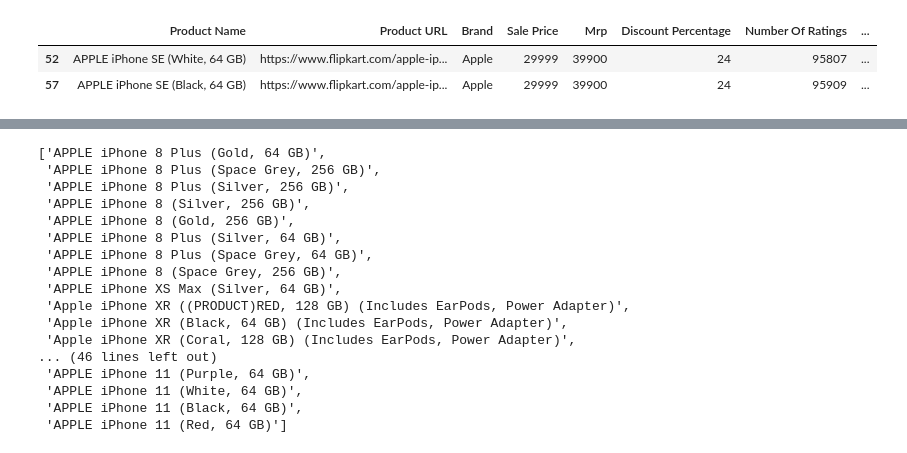
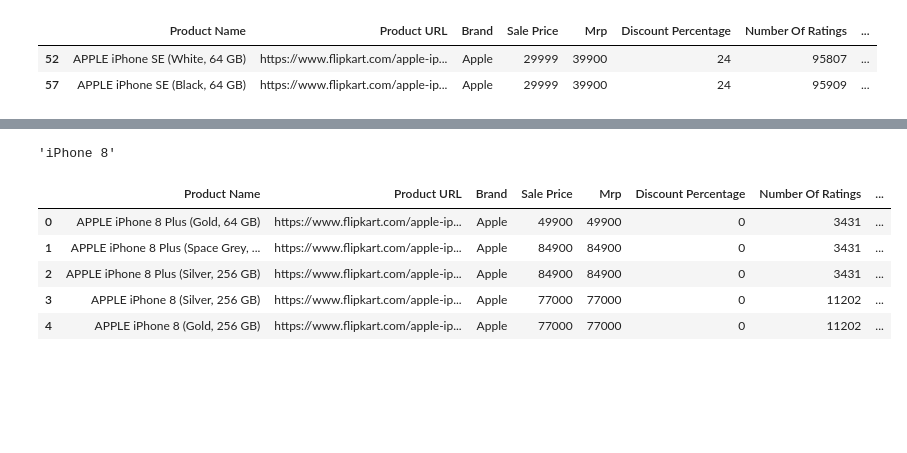
Before and after one commit to abhishekgawali/Iphone-Data-Analysis, a Jupyter notebook: Iphone_Data_Analysis.ipynb, the cells around one changed output, grey strips where cells are left out. Saved outputs shown, nothing was run; the diff lists cells and outputs as text; code cells hidden in the pictures; blank space fills up the shorter version.

```diff
--- a/Iphone_Data_Analysis.ipynb
+++ b/Iphone_Data_Analysis.ipynb
@@ -67,22 +67,6 @@ df[df['Mrp']<=50000]
 | 55 | APPLE iPhone SE (Red, 128 GB) | https://www.flipkart.com/apple-ip... | Apple | 34999 | 44900 | 22 | 95909 | ... |
 | 57 | APPLE iPhone SE (Black, 64 GB) | https://www.flipkart.com/apple-ip... | Apple | 29999 | 39900 | 24 | 95909 | ... |
 # %%
-list(df['Product Name'])
+list(df['Product Name'])[0][6:15].strip()
 # %% [output]
-['APPLE iPhone 8 Plus (Gold, 64 GB)',
- 'APPLE iPhone 8 Plus (Space Grey, 256 GB)',
- 'APPLE iPhone 8 Plus (Silver, 256 GB)',
- 'APPLE iPhone 8 (Silver, 256 GB)',
- 'APPLE iPhone 8 (Gold, 256 GB)',
- 'APPLE iPhone 8 Plus (Silver, 64 GB)',
- 'APPLE iPhone 8 Plus (Space Grey, 64 GB)',
- 'APPLE iPhone 8 (Space Grey, 256 GB)',
- 'APPLE iPhone XS Max (Silver, 64 GB)',
- 'Apple iPhone XR ((PRODUCT)RED, 128 GB) (Includes EarPods, Power Adapter)',
- 'Apple iPhone XR (Black, 64 GB) (Includes EarPods, Power Adapter)',
- 'Apple iPhone XR (Coral, 128 GB) (Includes EarPods, Power Adapter)',
-... (46 lines left out)
- 'APPLE iPhone 11 (Purple, 64 GB)',
- 'APPLE iPhone 11 (White, 64 GB)',
- 'APPLE iPhone 11 (Black, 64 GB)',
- 'APPLE iPhone 11 (Red, 64 GB)']
+'iPhone 8'
@@ -88,0 +75,9 @@ list(df['Product Name'])
+# %%
+df.head()
+# %% [output]
+|  | Product Name | Product URL | Brand | Sale Price | Mrp | Discount Percentage | Number Of Ratings | ... |
+| 0 | APPLE iPhone 8 Plus (Gold, 64 GB) | https://www.flipkart.com/apple-ip... | Apple | 49900 | 49900 | 0 | 3431 | ... |
+| 1 | APPLE iPhone 8 Plus (Space Grey, ... | https://www.flipkart.com/apple-ip... | Apple | 84900 | 84900 | 0 | 3431 | ... |
+| 2 | APPLE iPhone 8 Plus (Silver, 256 GB) | https://www.flipkart.com/apple-ip... | Apple | 84900 | 84900 | 0 | 3431 | ... |
+| 3 | APPLE iPhone 8 (Silver, 256 GB) | https://www.flipkart.com/apple-ip... | Apple | 77000 | 77000 | 0 | 11202 | ... |
+| 4 | APPLE iPhone 8 (Gold, 256 GB) | https://www.flipkart.com/apple-ip... | Apple | 77000 | 77000 | 0 | 11202 | ... |
```
Also changed, not shown: parts of 2 cells of this notebook.
